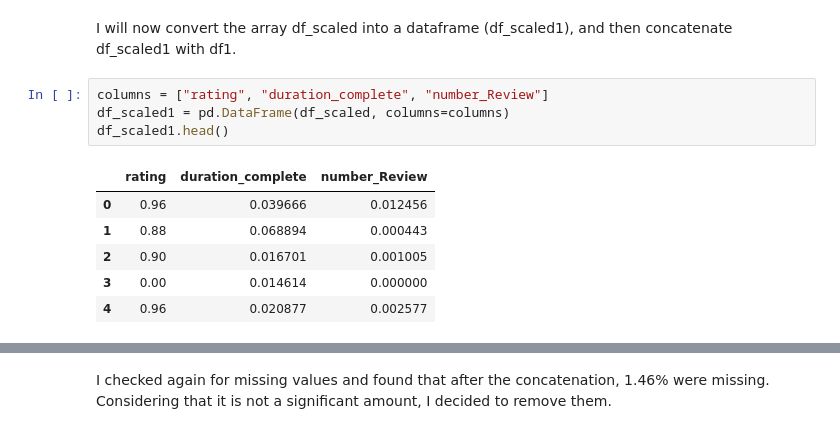
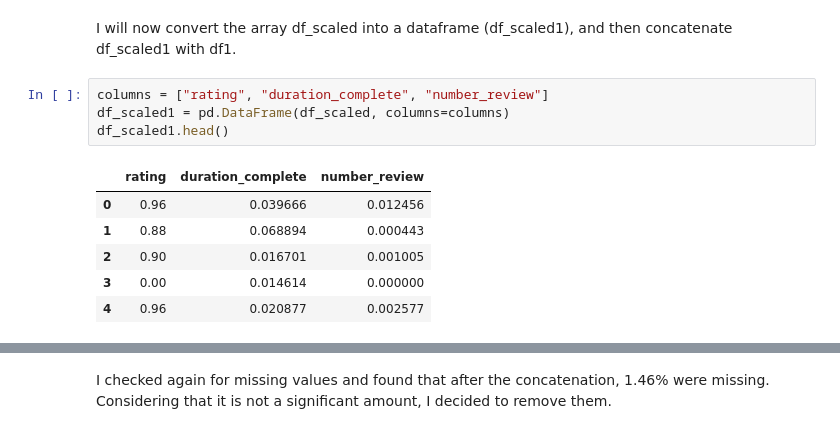
Before and after one commit to Daniela-MB/Time_series_analysis, a Jupyter notebook: CA1_Project_MLB_DanielaMarianoBarreto.ipynb, the cells around one changed output, grey strips where cells are left out. Saved outputs shown, nothing was run; the diff lists cells and outputs as text.

```diff
--- a/CA1_Project_MLB_DanielaMarianoBarreto.ipynb
+++ b/CA1_Project_MLB_DanielaMarianoBarreto.ipynb
@@ -279,11 +279,11 @@ print(df_scaled)
 # %% [markdown]
 I will now convert the array df_scaled into a dataframe (df_scaled1), and then concatenate df_scaled1 with df1.
 # %%
-columns = ["rating", "duration_complete", "number_Review"]
+columns = ["rating", "duration_complete", "number_review"]
 df_scaled1 = pd.DataFrame(df_scaled, columns=columns)
 df_scaled1.head()
 # %% [output]
-|  | rating | duration_complete | number_Review |
+|  | rating | duration_complete | number_review |
 | 0 | 0.96 | 0.039666 | 0.012456 |
 | 1 | 0.88 | 0.068894 | 0.000443 |
 | 2 | 0.90 | 0.016701 | 0.001005 |
```
Also changed, not shown: parts of 6 cells of this notebook, 2 other files.
